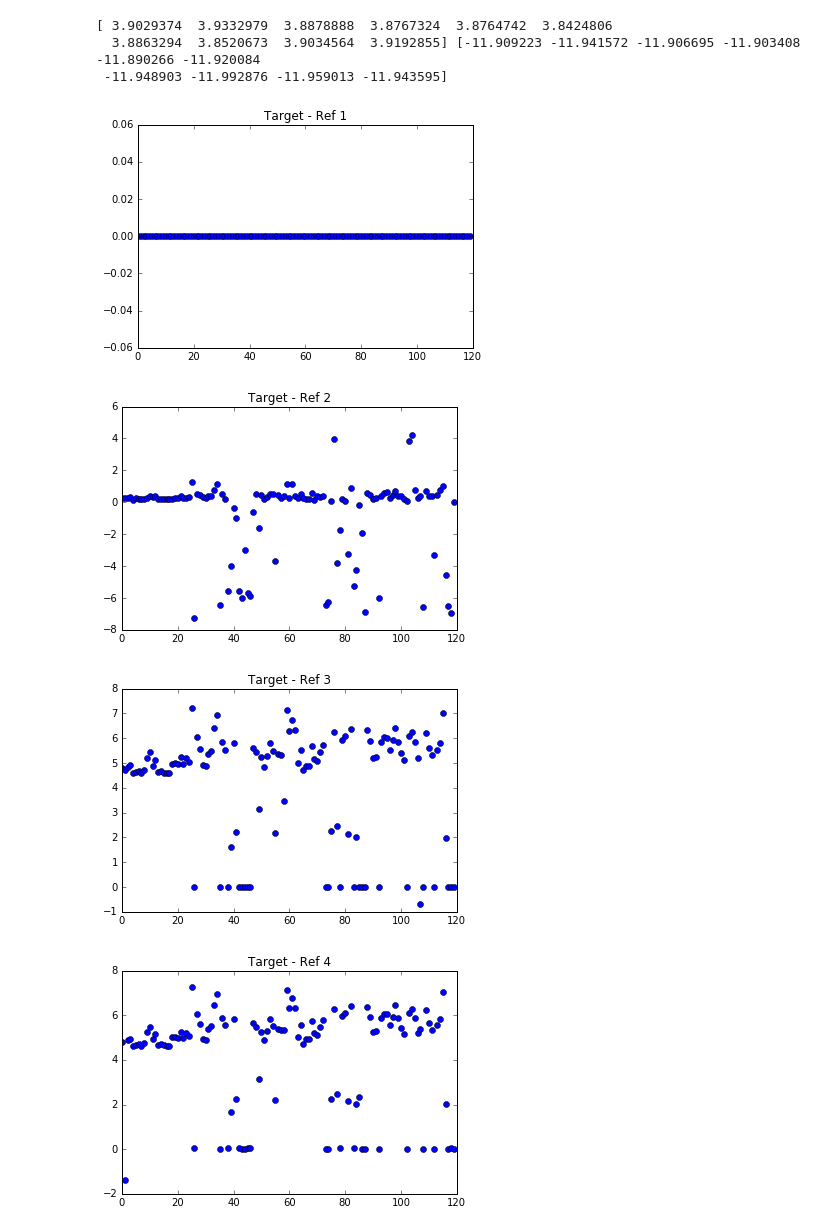
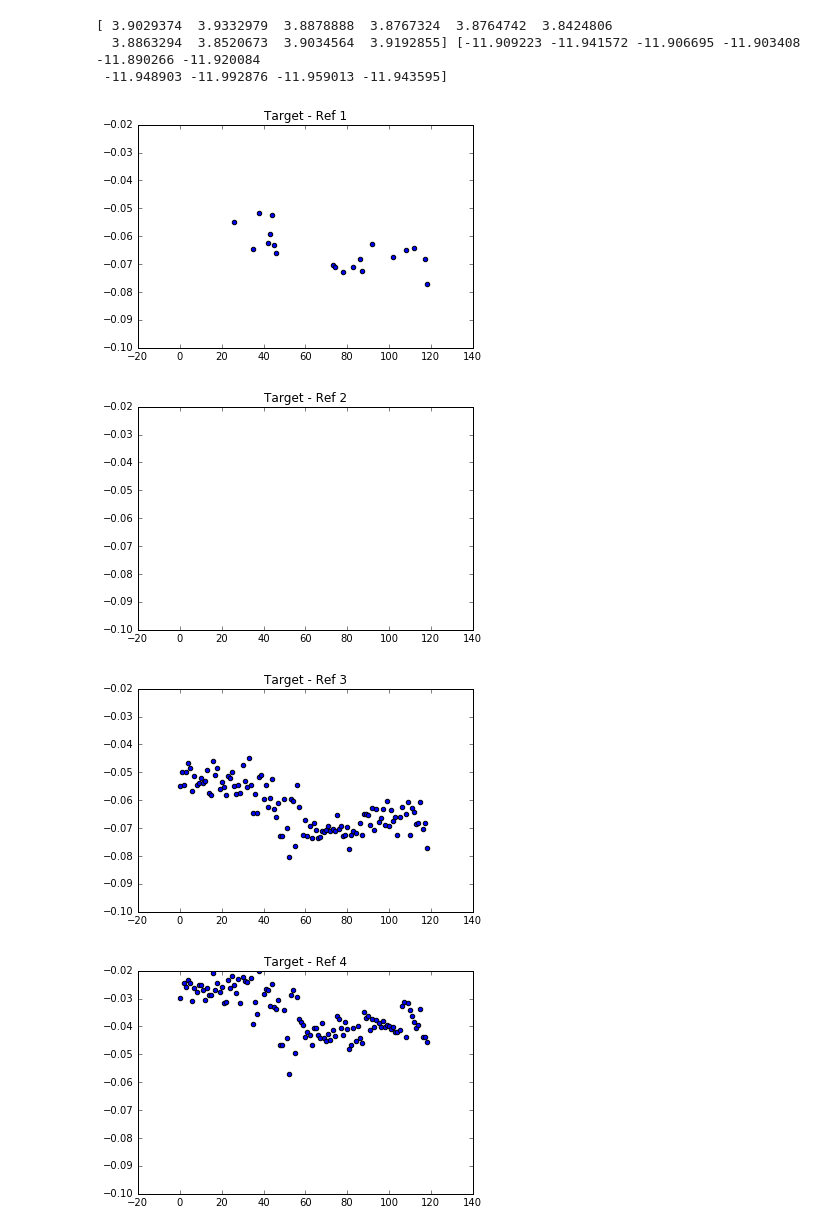
Before and after one commit to alex-delavega/APO, a Jupyter notebook: wasp_44_b.ipynb, the cells around one changed output. Cells and saved outputs as stored; diff of their text form; code cells hidden in the pictures.

```diff
--- a/wasp_44_b.ipynb
+++ b/wasp_44_b.ipynb
@@ -43,13 +49,13 @@ for n in range(478, 597):
   3.8863294  3.8520673  3.9034564  3.9192855] [-11.909223 -11.941572 -11.906695 -11.903408 -11.890266 -11.920084
  -11.948903 -11.992876 -11.959013 -11.943595]
 # %%
-
 for j in range(0, 10):
-    plt.plot(range(0, num_file), ref_mag[0] - ref_mag[j], linestyle='None', marker='o')
+    plt.scatter(range(0, num_file - 1), (target_mag[:-1] - ref_mag[j, :-1]))
+    plt.ylim(-0.1, -0.02)
     plt.title('Target - Ref ' + str(j + 1))
     plt.show()
 # %% [output]
-[figure, old version]
+[figure, new version]
-[figure, old version]
+[figure, new version]
-[figure, old version]
+[figure, new version]
-[figure, old version]
+[figure, new version]
```
Also changed, not shown: parts of 4 cells of this notebook.
